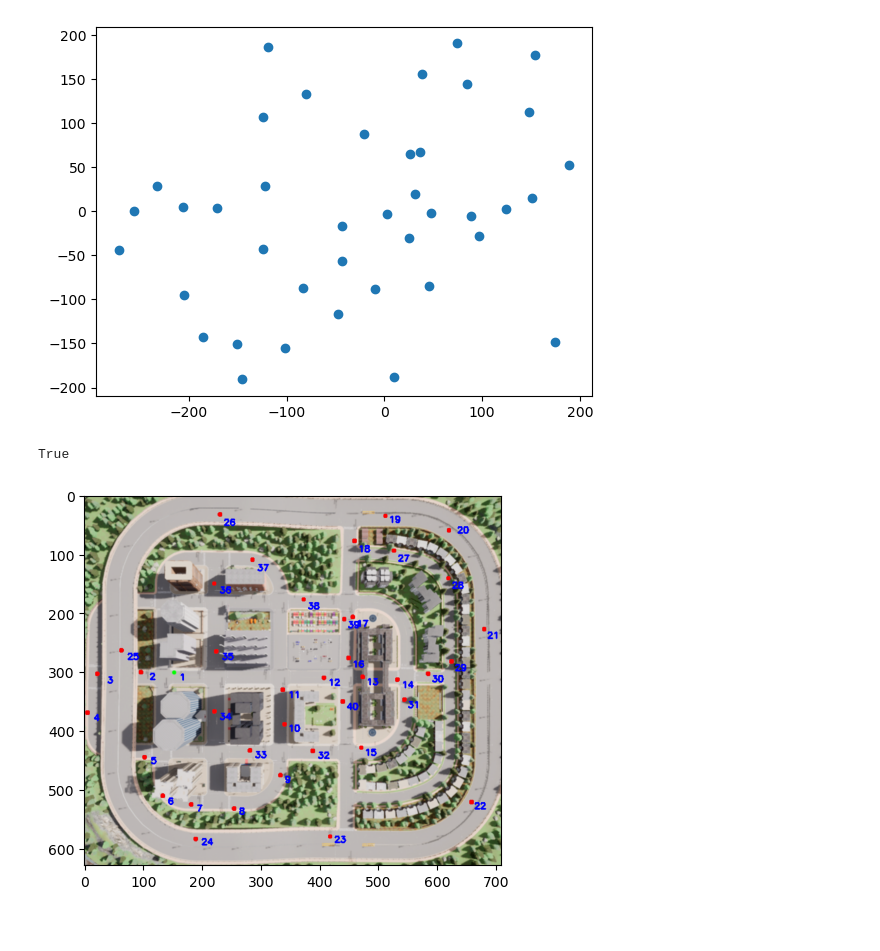
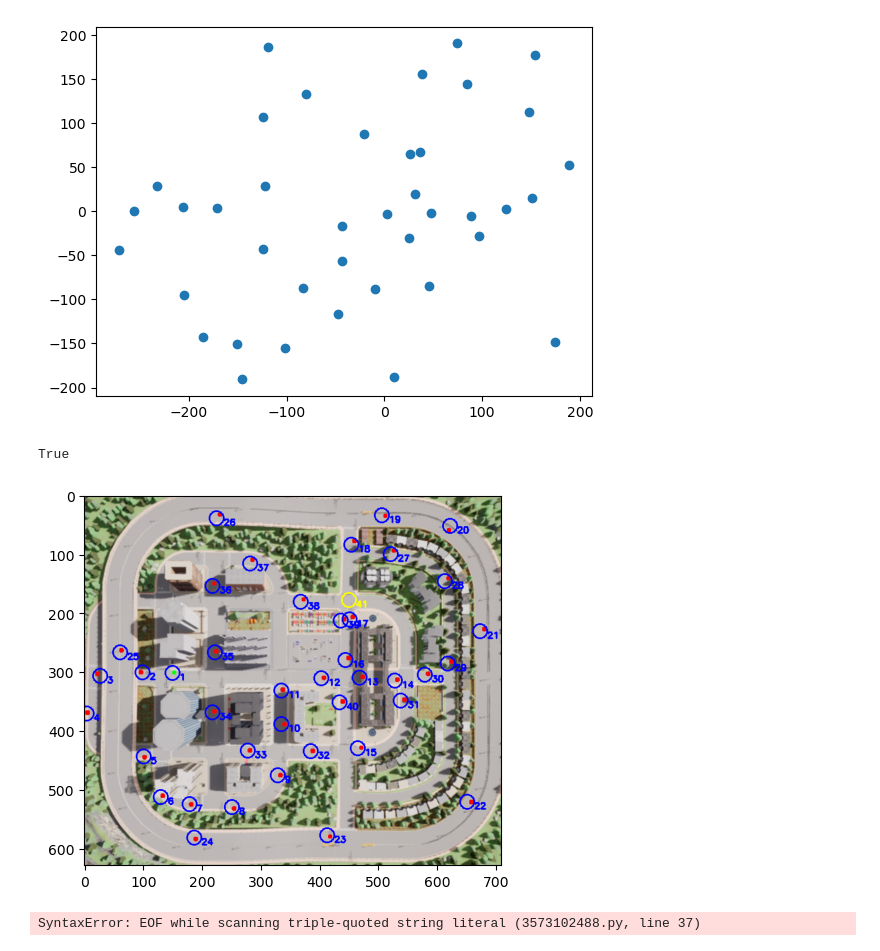
Before and after one commit to WelsonAA/shellpath, a Jupyter notebook: src/test.ipynb, the cells around one changed output. Saved outputs shown, nothing was run; the diff lists cells and outputs as text; code cells hidden in the pictures.

Commit message:
add the precode for intersection stuff

```diff
--- a/src/test.ipynb
+++ b/src/test.ipynb
@@ -3,7 +3,7 @@ import cv2
 import numpy as np
 from matplotlib import pyplot as plt
 
-arrayWithHeight = np.array (
+givenPoints = np.array (
     [[-171.60,4.00,0.00],
 [-206.40,4.20,0.00],
 [-255.90,0.20,0.00],
@@ -46,7 +46,7 @@ arrayWithHeight = np.array (
 [24.60,-30.70,0.00]
 ])
 # %%
-y = arrayWithHeight[:,0:2]
+y = givenPoints[:,0:2]
 
 
 plt.scatter(y[:,0],y[:,1])
@@ -68,23 +68,36 @@ lineType               = 1
 img = cv2.imread("img.png")
 c = 1
 
-
-for x,y,_ in arrayWithHeight:
+for x,y,_ in givenPoints:
     x,y = traslate(x=x, y=y)
 
     bottomLeftCornerOfText = (x+12,y+12)
     cv2.putText(img, str(c), bottomLeftCornerOfText, font,fontScale,fontColor,thickness, lineType)
-   # imgr = cv2.circle(img, traslate(x=x, y=y), 12, (255, 0, 0), 2)
+    img = cv2.circle(img, (x, y), 12, (255, 0, 0), 2)
     c+=1
-
-plt.imshow(img[:,:,::-1])
-
-cv2.imwrite('out.png', img)
-# %% [output]
-True
-[figure, removed]
+# %%
+intersections = np.array (
+    [[35.5,90.00,0.00]]
+    )
+NewC = c
+imgcopy = img
+
+for x,y,_ in intersections:
+    x,y = traslate(x=x, y=y)
+
+    bottomLeftCornerOfText = (x+12,y+12)
+    cv2.putText(imgcopy, str(NewC), bottomLeftCornerOfText, font,fontScale,(0,255,255),thickness, lineType)
+    img = cv2.circle(imgcopy, (x, y), 12, (0, 255, 255), 2)
+    NewC+=1
+
+plt.imshow(imgcopy[:,:,::-1])
+
+cv2.imwrite('out.png', imgcopy)
+# %% [output]
+True
+[figure, added]
 # %%
-def nothing(x):
+"""def nothing(x):
     return
 
 cv2.namedWindow('img')
@@ -121,3 +134,5 @@ while True:
         break
 
 cv2.destroyAllWindows()
+# %% [output]
+SyntaxError: EOF while scanning triple-quoted string literal (3573102488.py, line 37)
```
